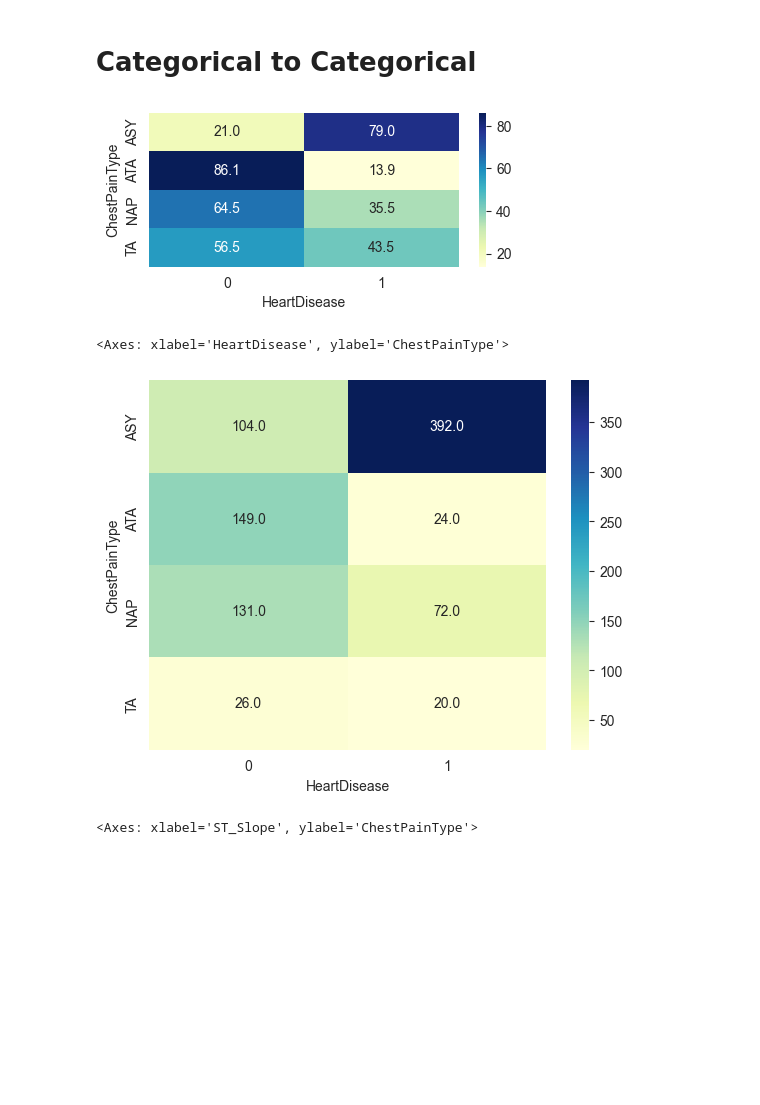
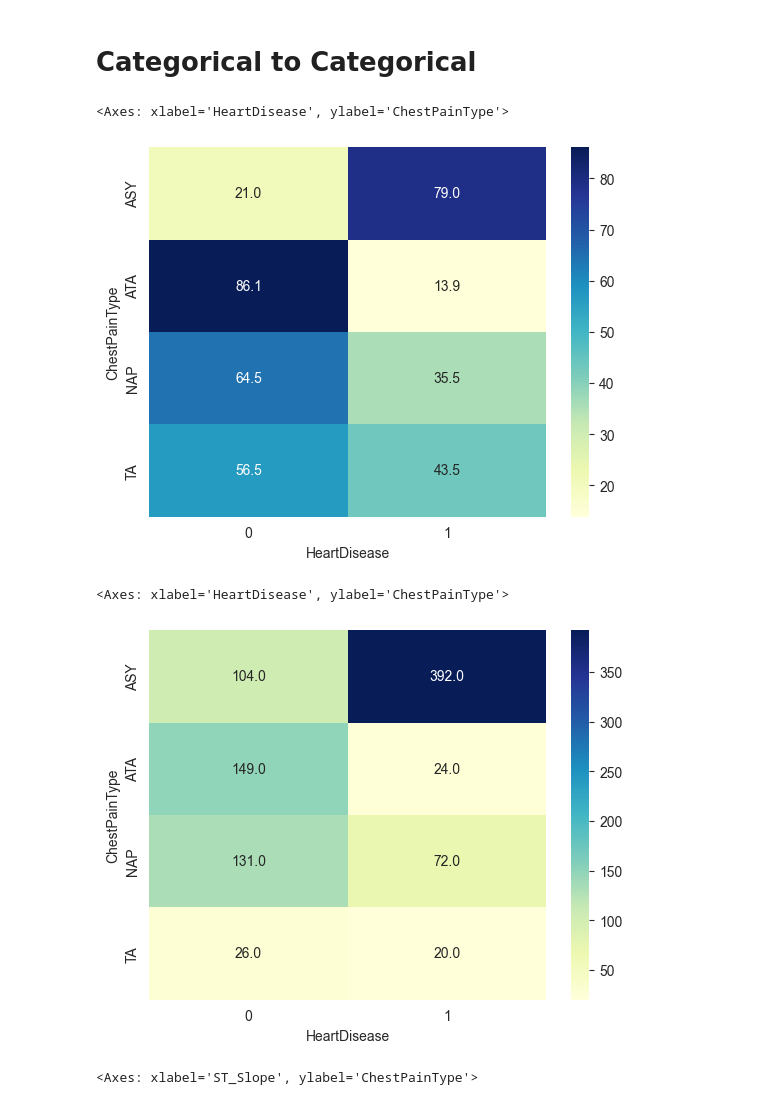
Before and after one commit to mokarakaya/kaggle, a Jupyter notebook: heart_failure_prediction_dataset/heart_failure_prediction.ipynb, the cells around one changed output. Saved outputs shown, nothing was run; the diff lists cells and outputs as text; code cells hidden in the pictures; blank space fills up the shorter version.

```diff
--- a/heart_failure_prediction_dataset/heart_failure_prediction.ipynb
+++ b/heart_failure_prediction_dataset/heart_failure_prediction.ipynb
@@ -141,16 +147,17 @@ sns.boxplot(df, y="Age", hue="RestingECG")
 # %% [markdown]
 # Categorical to Categorical
 # %%
-plt.figure(figsize=(5, 2))
 cross_tab = pd.crosstab(df["ChestPainType"], df["HeartDisease"], normalize="index") * 100
 sns.heatmap(cross_tab, annot=True, fmt=".1f", cmap="YlGnBu")
-plt.show()
-cross_tab = pd.crosstab(df["ChestPainType"], df["HeartDisease"])
-sns.heatmap(cross_tab, annot=True, fmt=".1f", cmap="YlGnBu")
 # %% [output]
+<Axes: xlabel='HeartDisease', ylabel='ChestPainType'>
-[figure, old version]
+[figure, new version]
-<Axes: xlabel='HeartDisease', ylabel='ChestPainType'>
-[figure, removed]
+# %%
+cross_tab = pd.crosstab(df["ChestPainType"], df["HeartDisease"])
+sns.heatmap(cross_tab, annot=True, fmt=".1f", cmap="YlGnBu")
+# %% [output]
+<Axes: xlabel='HeartDisease', ylabel='ChestPainType'>
+[figure, added]
 # %%
 cross_tab = pd.crosstab(df["ChestPainType"], df["ST_Slope"], normalize="index") * 100
 sns.heatmap(cross_tab, annot=True, fmt=".1f", cmap="YlGnBu")
```
Also changed, not shown: parts of 9 cells of this notebook, 1 other file.
